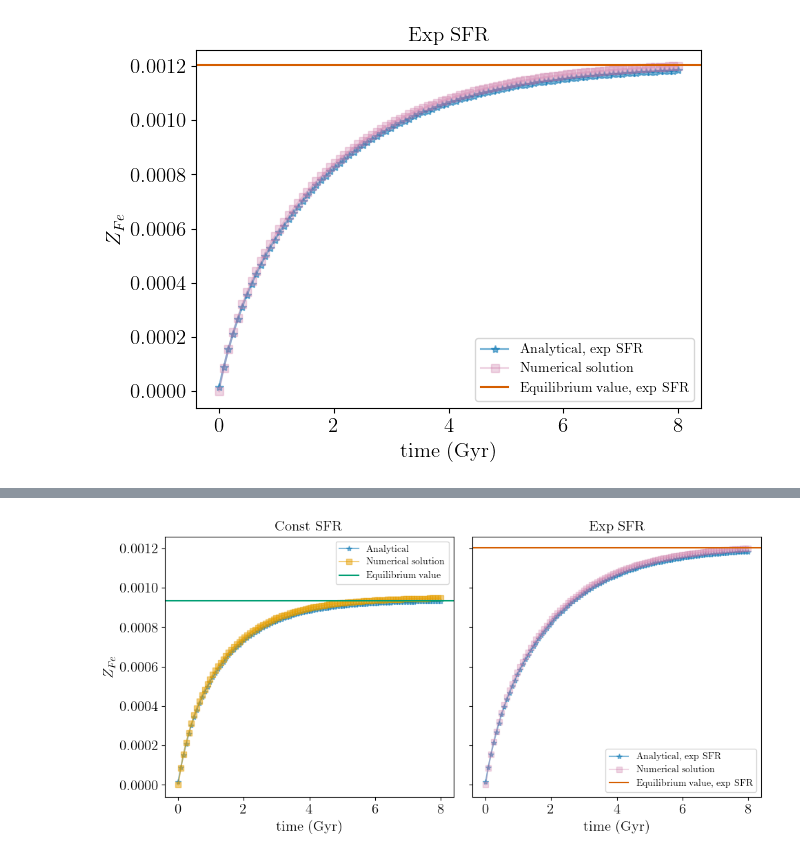
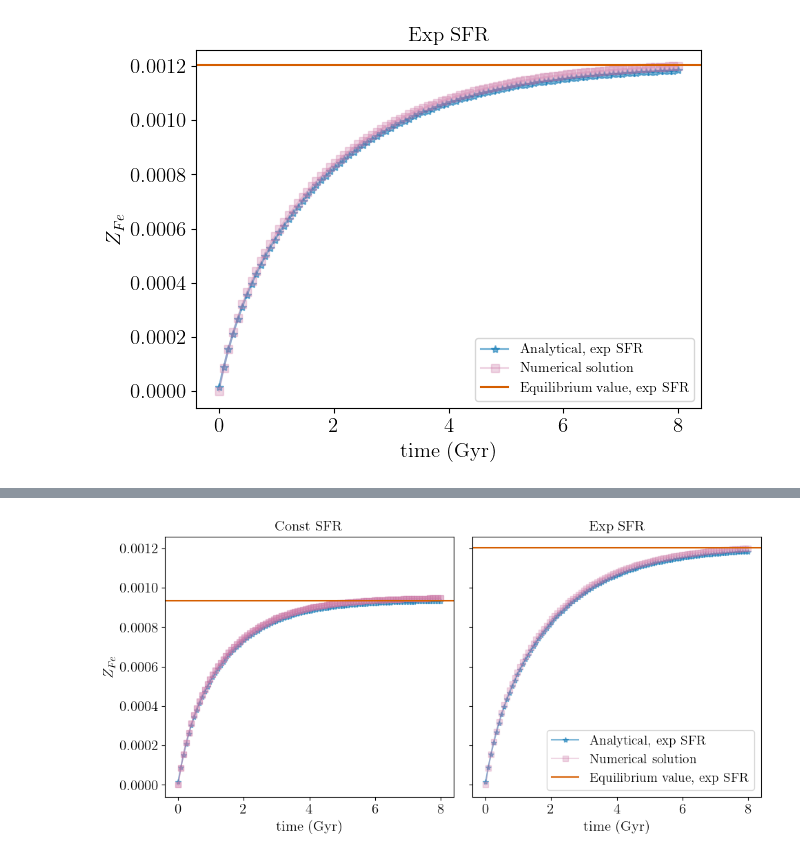
Before and after one commit to haniyehtajer/chemevo, a Jupyter notebook: examples/Iron_abundance.ipynb, the cells around one changed output, grey strips where cells are left out. Drawn from its saved outputs; the diff is of its cells as text; code cells hidden in the pictures.

```diff
--- a/examples/Iron_abundance.ipynb
+++ b/examples/Iron_abundance.ipynb
@@ -107,27 +107,27 @@ plt.show()
 # %%
 fig, axs = plt.subplots(1, 2, figsize=(10, 5), sharey=True)
 
 # --- Left subplot: Const SFR ---
 axs[0].plot(t_array, analytical_Z_Fe_const, color=colors[0], marker='*', label='Analytical', alpha=0.5)
-axs[0].plot(t_array, Z_Fe_const_numerical, color=colors[1], marker='s', label='Numerical solution', alpha=0.5)
-axs[0].axhline(eq_Z_Fe_const, color=colors[2], label='Equilibrium value')
+axs[0].plot(t_array, Z_Fe_const_numerical, color=colors[4], marker='s', label='Numerical solution', alpha=0.5)
+axs[0].axhline(eq_Z_Fe_const, color=colors[3], label='Equilibrium value')
 
 axs[0].set_title("Const SFR")
 axs[0].set_xlabel("time (Gyr)")
 axs[0].set_ylabel(r"$Z_{Fe}$")
-axs[0].legend()
+#axs[0].legend()
 
 # --- Right subplot: Exp SFR ---
 axs[1].plot(t_array, analytical_Z_Fe_exp, color=colors[0], marker='*', label='Analytical, exp SFR', alpha=0.5)
 axs[1].plot(t_array, Z_Fe_exp_numerical, color=colors[4], marker='s', label='Numerical solution', alpha=0.3)
 axs[1].axhline(analytical_Z_Fe_exp_eq, color=colors[3], label='Equilibrium value, exp SFR')
 
 axs[1].set_title("Exp SFR")
 axs[1].set_xlabel("time (Gyr)")
-axs[1].legend()
+axs[1].legend(fontsize = 14)
 
 plt.tight_layout()
 plt.savefig("Fe_const_exp.png", dpi=300)
 plt.show()
 # %% [output]
-[figure, old version]
+[figure, new version]
```
Also changed, not shown: parts of 2 cells of this notebook, 6 other files.
